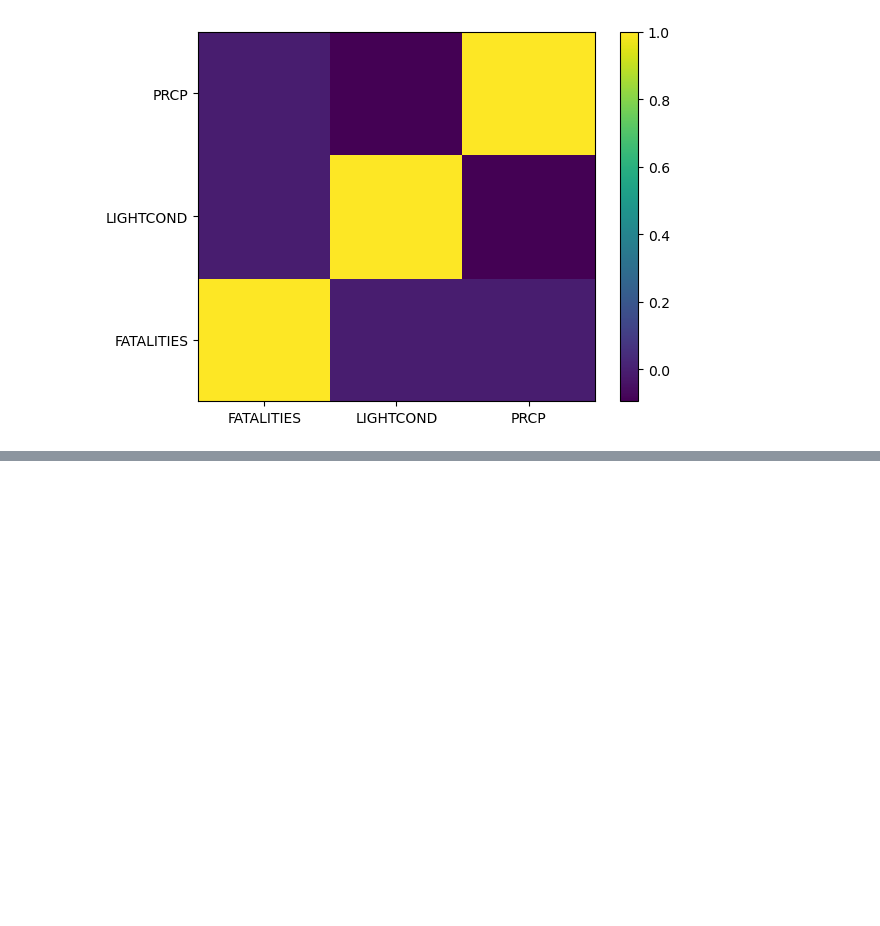
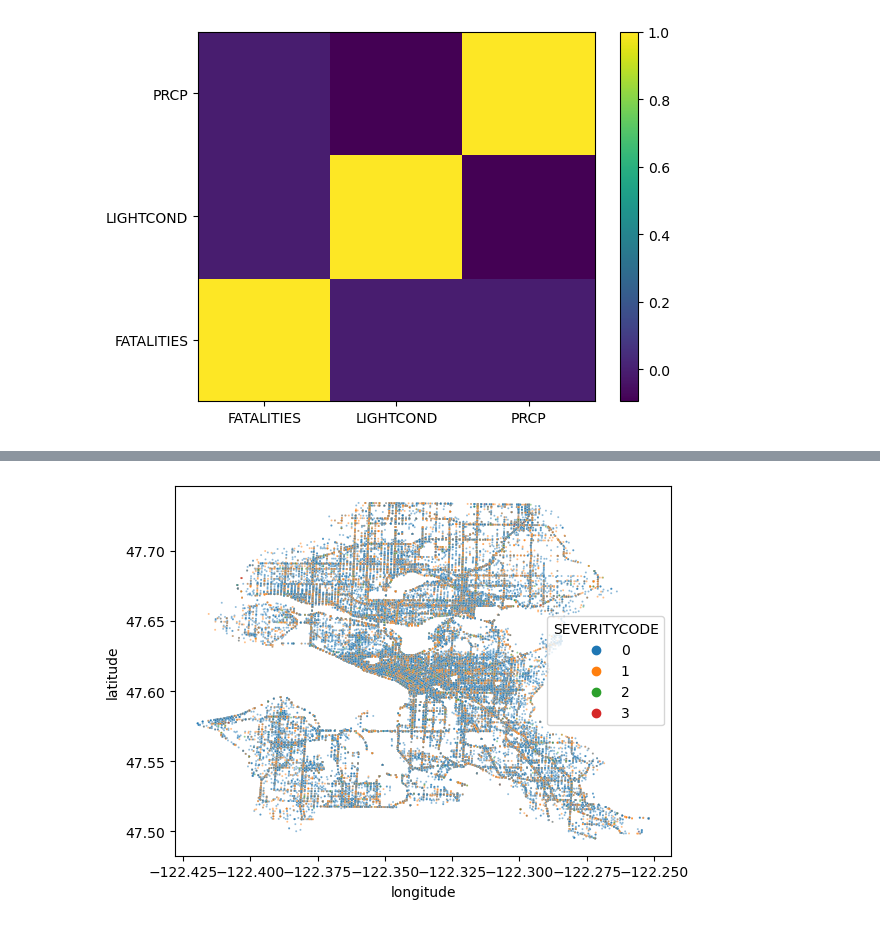
Before and after one commit to JocelynRupp/CS5324Project, a Jupyter notebook: Lab1.ipynb, the cells around one changed output, grey strips where cells are left out. Drawn from its saved outputs; the diff is of its cells as text; code cells hidden in the pictures; blank space fills up the shorter version.

```diff
--- a/Lab1.ipynb
+++ b/Lab1.ipynb
@@ -102,0 +182,26 @@ fatal_accident_map
+# %%
+## Basic mapping
+import polars as pl
+import seaborn as sns
+import statsmodels.formula.api as sm
+
+data = pl.read_csv("seattle_collision_data_2005_2019.csv",
+                   infer_schema_length = 0, null_values = ["NA"])
+
+data = data.with_columns(pl.col("longitude").cast(float),
+                         pl.col("latitude").cast(float),
+                         pl.col("SEVERITYCODE").cast(str))
+
+sns.scatterplot(data.to_pandas(),
+               x = "longitude",
+               y = "latitude",
+               hue = "SEVERITYCODE",
+               alpha = 0.5,
+               s = 2)
+
+plt.show()
+
+## show line graph of all the latitude and longitudes m
+##show the concentration of longititude and latitude
+# %% [output]
+[figure, added]
```
Also changed, not shown: parts of 10 cells of this notebook.
